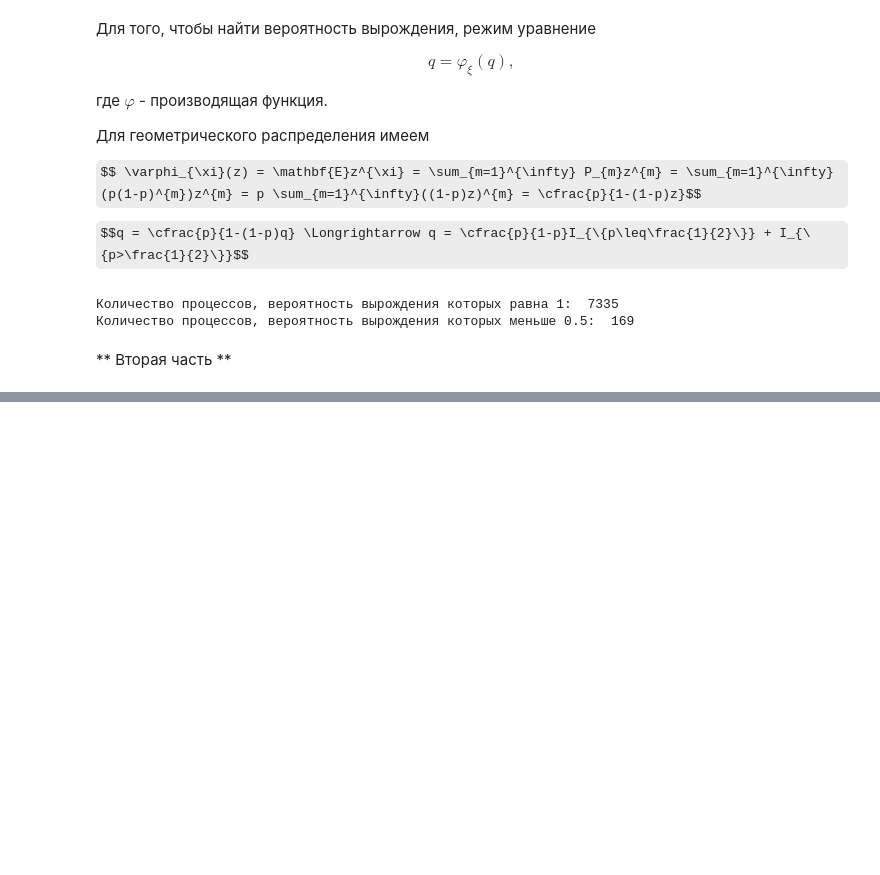
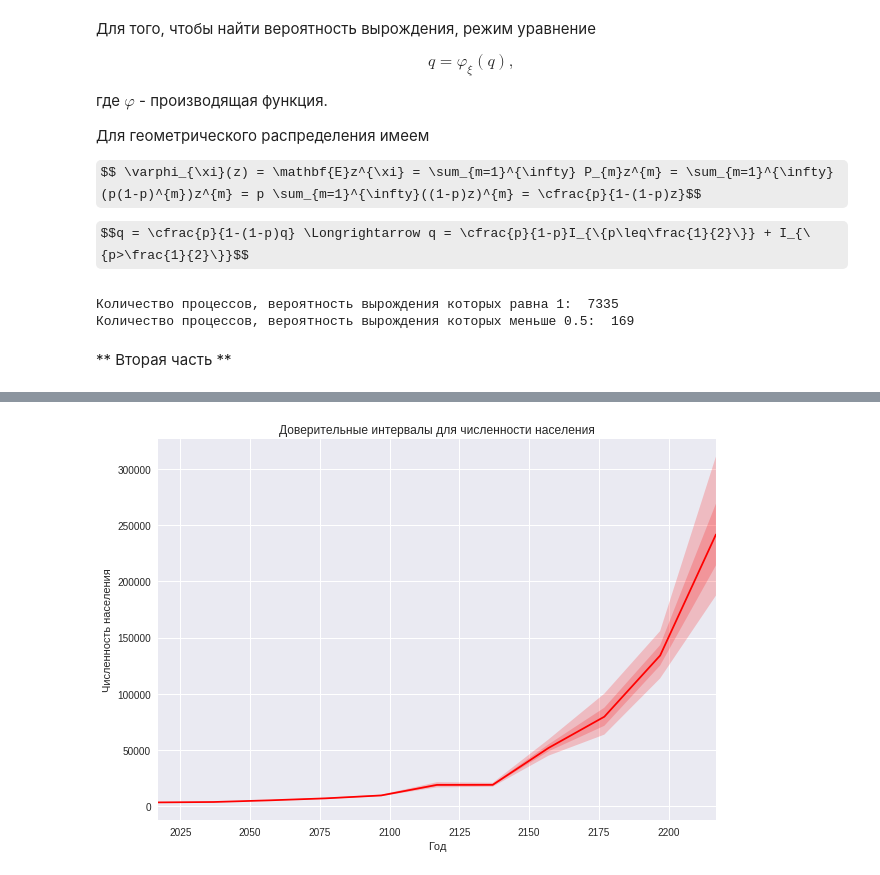
Before and after one commit to svinkapeppa/stochastic, a Jupyter notebook: lab_2/2.23.ipynb, the cells around one changed output, grey strips where cells are left out. Drawn from its saved outputs; the diff is of its cells as text; code cells hidden in the pictures; some formulas as TeX source; blank space fills up the shorter version.

```diff
--- a/lab_2/2.23.ipynb
+++ b/lab_2/2.23.ipynb
@@ -227,7 +234,7 @@ def geom_rvs(theta, size_):
 # %%
 def lifetime(pedigree):
     '''
-    Функция, вычисляющая среднюю длину жизни поколения
+    Функция, вычисляющая среднюю длину жизни между поколениями
     Принцип работы: считаем разность средних дат рождения
     для соседних поколений; усредняем по всем парам
     '''
@@ -300,23 +307,18 @@ def model(pedigree):
     year = get_year(pedigree)
 
     if score == 0 or year == 0:
-        return 0
+        return 0 # Означает, что род уже вырожден
+
+    answer = [(year, score)]
 
     while year <= (2217 - life):
         x = geom_rvs(theta, score)
         y = sum(x)
         if y == 0:
-            return 0
+            return answer # Означает, что род выродился в процессе моделирования
         else:
             score = y
             year += life
+            answer.append((year, score))
 
-    return score
+    return answer
-# %%
-ppl = 0
-
-for i in range(len(processes)):
-    x = model(processes[i])
-    ppl += x
-
-print('В 2217 году население составит', ppl, 'человек.')
@@ -324,0 +368,15 @@ print('В 2217 году население составит', ppl, 'челове
+# %%
+population, pedigrees = experiment()
+# %%
+plt.figure(figsize=(10, 7))
+
+time = list(map(lambda t: 2017 + t*20, range(11)))
+
+sns.tsplot(data=population, time = time, ci=[60, 95], color='r')
+
+plt.title('Доверительные интервалы для численности населения')
+plt.ylabel('Численность населения')
+plt.xlabel('Год')
+plt.show()
+# %% [output]
+[figure, added]
```
Also changed, not shown: parts of 7 cells of this notebook.
